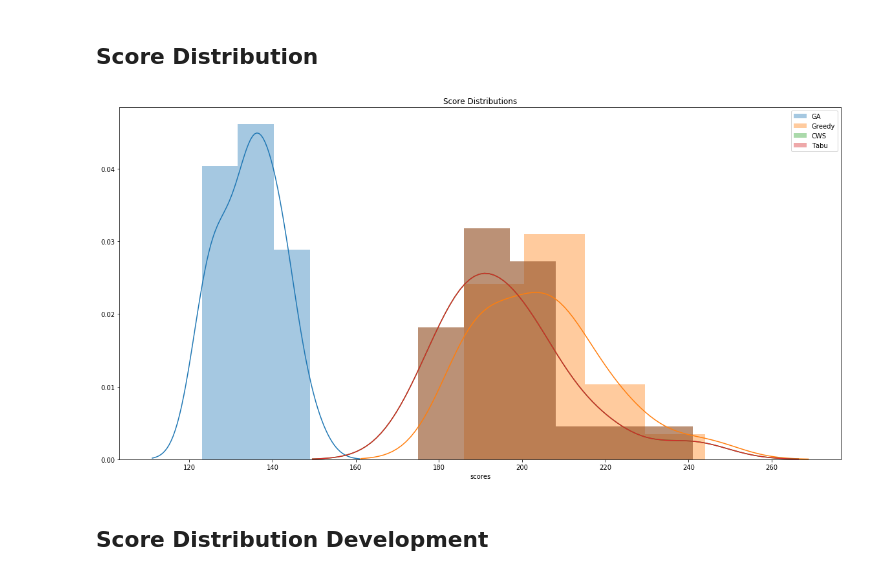
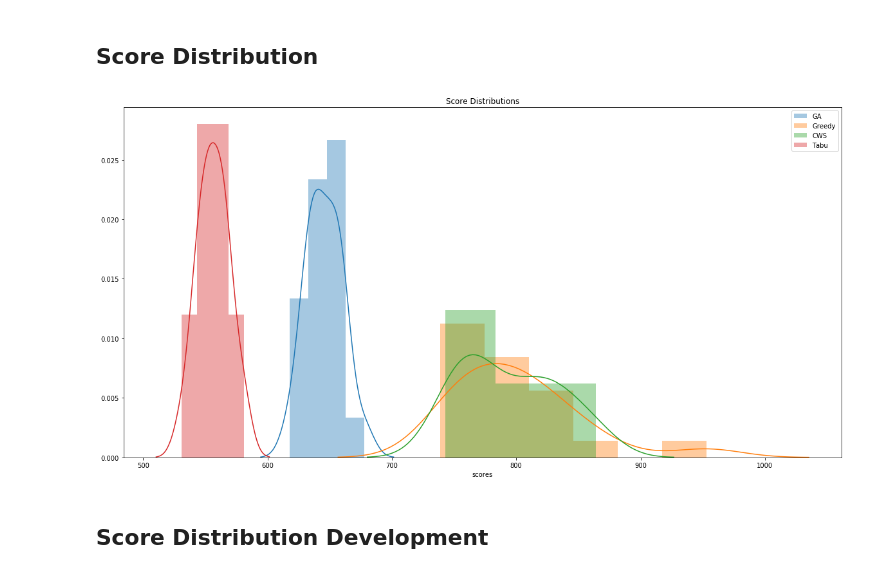
Before and after one commit to kex2019/warehouse_cpp, a Jupyter notebook: plots/DataExploration.ipynb, the cells around one changed output. Saved outputs shown, nothing was run; the diff lists cells and outputs as text; code cells hidden in the pictures.

```diff
--- a/plots/DataExploration.ipynb
+++ b/plots/DataExploration.ipynb
@@ -101,7 +101,7 @@ Score Distribution
 # %%
 fig, ax = plt.subplots(1, figsize=(20, 10))
 
-group = 2
+group = -1
 
 try:
     ga_data = ga_G.get_group(ga_groups[group])
@@ -110,34 +110,34 @@ try:
 except Exception as e:
     print("Failed to plot GA %s" % str(e))
 
 try:
     greedy_data = greedy_G.get_group(greedy_groups[group])
     sb.distplot(greedy_data["scores"], label="Greedy", ax=ax)
     ax.legend()
 except Exception as e:
     print("Failed to plot greedy %s" % str(e))
 
 try:
     cws_data = cws_G.get_group(cws_groups[group])
     sb.distplot(cws_data["scores"], label="CWS", ax=ax)
     ax.legend()
 except Exception as e:
     print("Failed to plot cws %s" % (str(e)))
 
 try:
     tabu_data = tabu_G.get_group(tabu_groups[group])
     sb.distplot(tabu_data["scores"], label="Tabu", ax=ax)
     ax.legend()
 except Exception as e:
     print("Failed to plot tabu %s" % str(e))
 
 ax.set_title("Score Distributions")
 
 fig.savefig("outputs/big_warehouse_score_distribution.pdf", bbox_inches='tight')
 
 plt.show()
 # %% [output]
-[figure, old version]
+[figure, new version]
 # %% [markdown]
 Score Distribution Development
 ---
```
Also changed, not shown: parts of 3 cells of this notebook, 6 other files.
